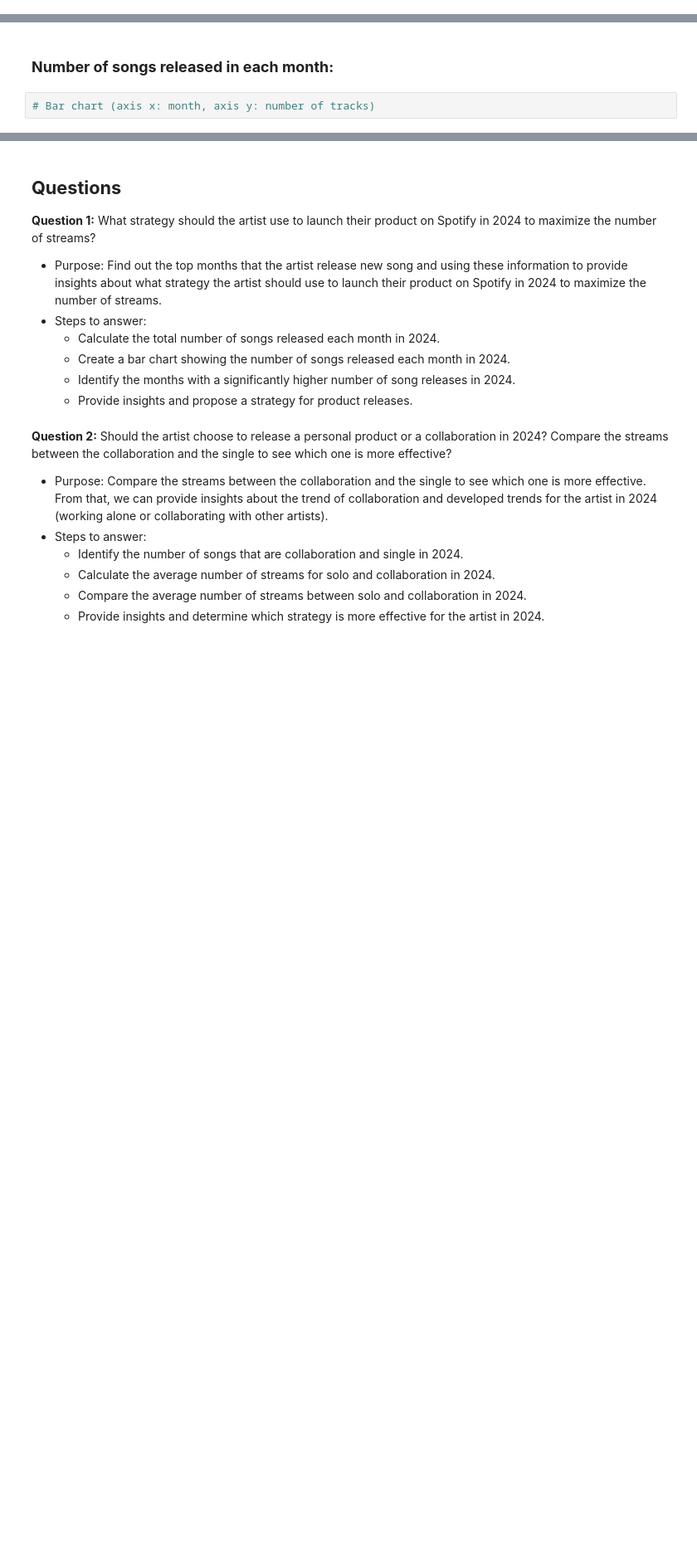
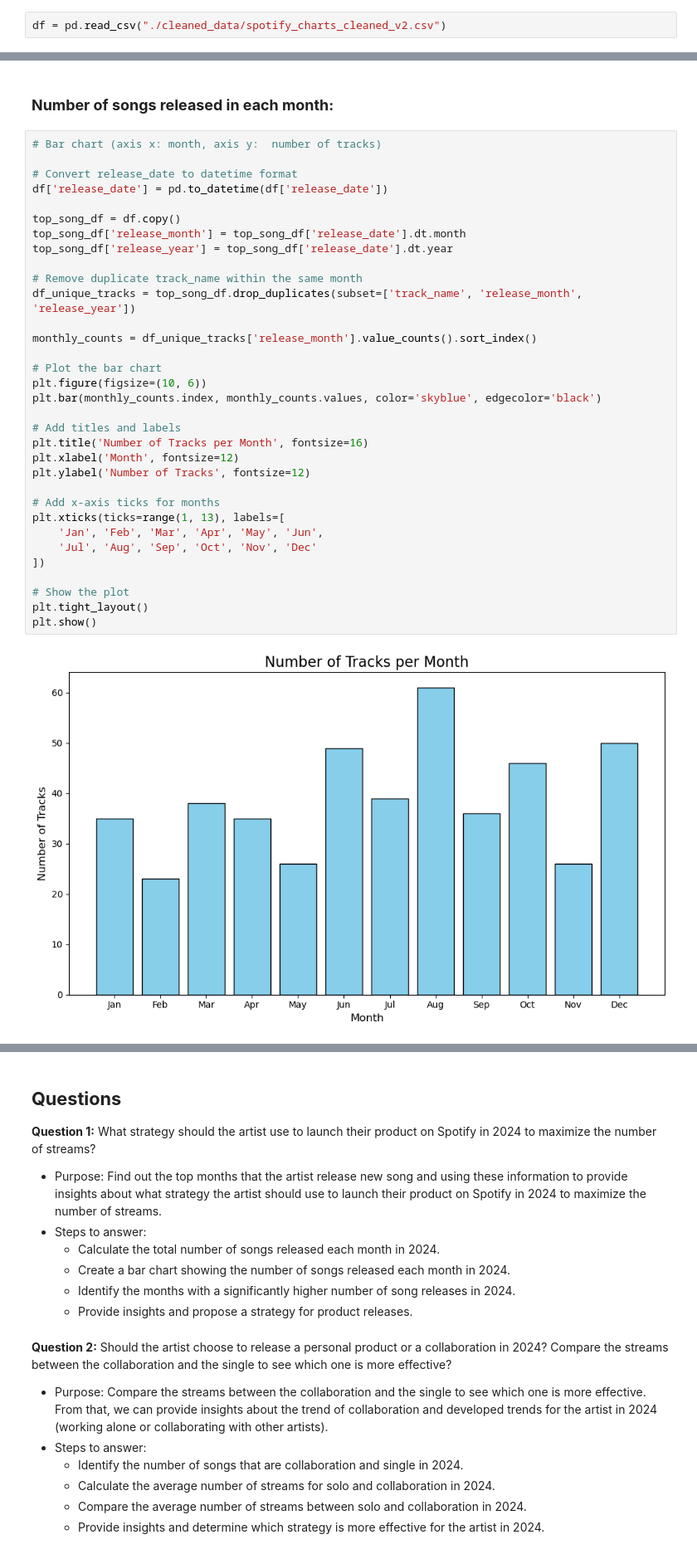
Before and after one commit to pililover/DataScience-Jobs-Market, a Jupyter notebook: SOURCECODE/Data_analysis.ipynb, the cells around one changed output, grey strips where cells are left out. Shown: that part at 83% size. Drawn from its saved outputs; the diff is of its cells as text; blank space fills up the shorter version.

Commit message:
Data analysis

```diff
--- a/SOURCECODE/Data_analysis.ipynb
+++ b/SOURCECODE/Data_analysis.ipynb
@@ -296,4 +296,6 @@ plt.title('Rank vs Peak Rank')
 plt.show()
 # %% [output]
 [figure]
+# %%
+df = pd.read_csv("./cleaned_data/spotify_charts_cleaned_v2.csv")
 # %% [markdown]
@@ -301,6 +345,39 @@ plt.show()
 # %% [markdown]
 ### **Number of songs released in each month:**
-# %%
-# Bar chart (axis x: month, axis y: number of tracks)
+# %%
+# Bar chart (axis x: month, axis y:  number of tracks)
+
+# Convert release_date to datetime format
+df['release_date'] = pd.to_datetime(df['release_date'])
+
+top_song_df = df.copy()
+top_song_df['release_month'] = top_song_df['release_date'].dt.month
+top_song_df['release_year'] = top_song_df['release_date'].dt.year
+
+# Remove duplicate track_name within the same month
+df_unique_tracks = top_song_df.drop_duplicates(subset=['track_name', 'release_month', 'release_year'])
+
+monthly_counts = df_unique_tracks['release_month'].value_counts().sort_index()
+
+# Plot the bar chart
+plt.figure(figsize=(10, 6))
+plt.bar(monthly_counts.index, monthly_counts.values, color='skyblue', edgecolor='black')
+
+# Add titles and labels
+plt.title('Number of Tracks per Month', fontsize=16)
+plt.xlabel('Month', fontsize=12)
+plt.ylabel('Number of Tracks', fontsize=12)
+
+# Add x-axis ticks for months
+plt.xticks(ticks=range(1, 13), labels=[
+    'Jan', 'Feb', 'Mar', 'Apr', 'May', 'Jun',
+    'Jul', 'Aug', 'Sep', 'Oct', 'Nov', 'Dec'
+])
+
+# Show the plot
+plt.tight_layout()
+plt.show()
+# %% [output]
+[figure, added]
 # %% [markdown]
 ### **Duration trend of this year by ranking**
```
Also changed, not shown: parts of 6 cells of this notebook.
